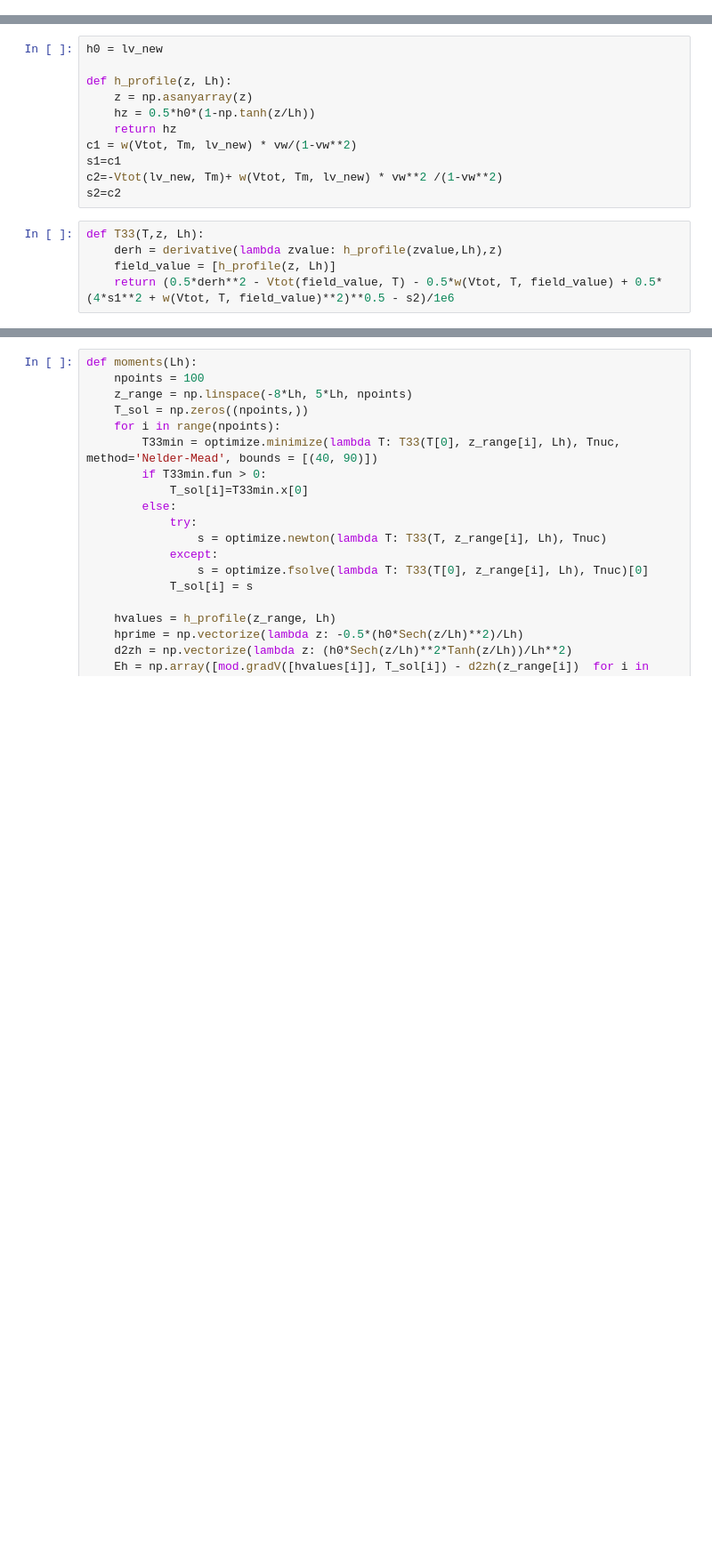
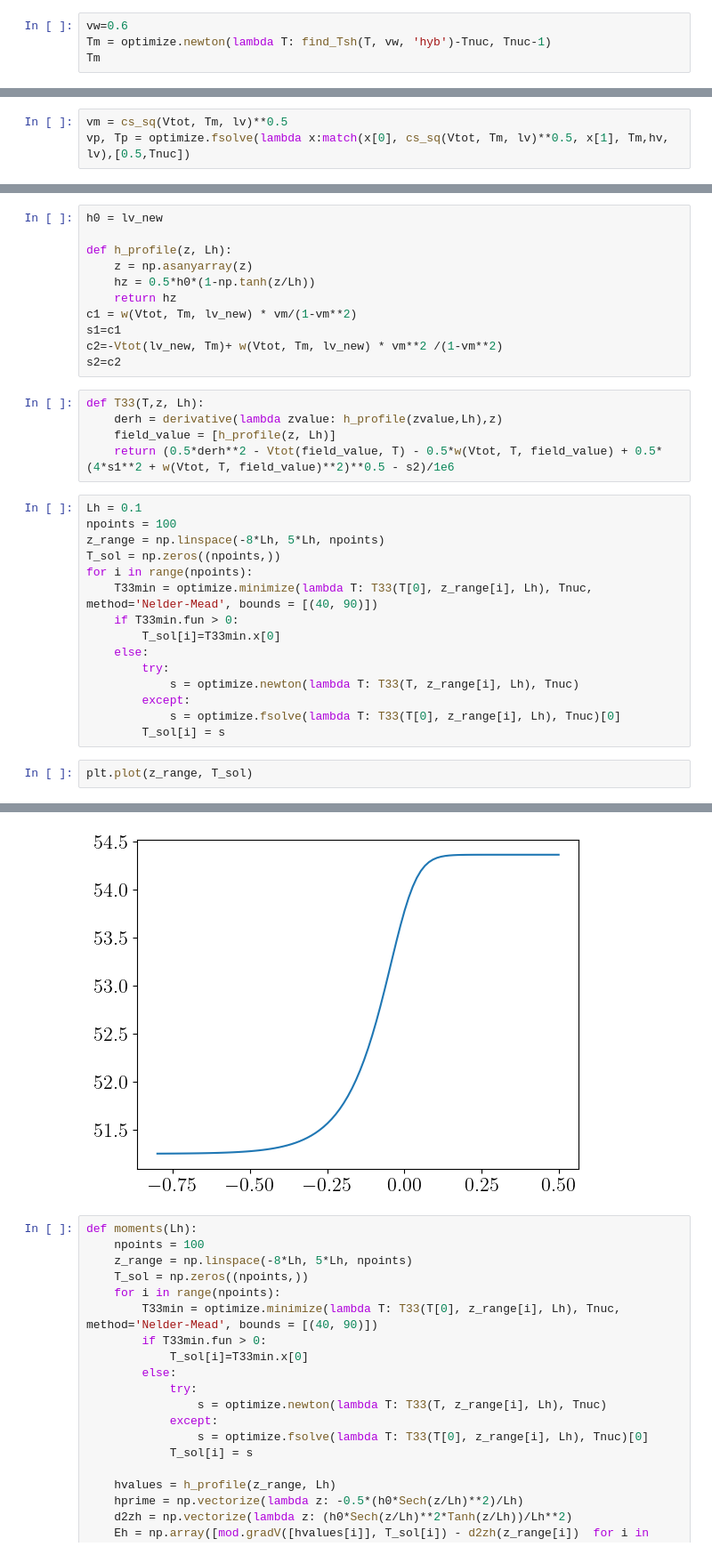
Before and after one commit to quarkquartet/Wall_velocity_LTE, a Jupyter notebook: SM/Main.ipynb, the cells around one changed output, grey strips where cells are left out. Shown at 89% size. Cells and saved outputs as stored; diff of their text form; blank space fills up the shorter version.

Commit message:
hybrid boundary condition

```diff
--- a/SM/Main.ipynb
+++ b/SM/Main.ipynb
@@ -175,0 +223,4 @@ alpha_p(Vtot, Tnuc, Tnuc, hv, lv)
+# %%
+vw=0.6
+Tm = optimize.newton(lambda T: find_Tsh(T, vw, 'hyb')-Tnuc, Tnuc-1)
+Tm
@@ -175,0 +229,3 @@ alpha_p(Vtot, Tnuc, Tnuc, hv, lv)
+# %%
+vm = cs_sq(Vtot, Tm, lv)**0.5
+vp, Tp = optimize.fsolve(lambda x:match(x[0], cs_sq(Vtot, Tm, lv)**0.5, x[1], Tm,hv, lv),[0.5,Tnuc])
@@ -182,12 +269,30 @@ def h_profile(z, Lh):
     z = np.asanyarray(z)
     hz = 0.5*h0*(1-np.tanh(z/Lh))
     return hz
-c1 = w(Vtot, Tm, lv_new) * vw/(1-vw**2)
+c1 = w(Vtot, Tm, lv_new) * vm/(1-vm**2)
 s1=c1
-c2=-Vtot(lv_new, Tm)+ w(Vtot, Tm, lv_new) * vw**2 /(1-vw**2)
+c2=-Vtot(lv_new, Tm)+ w(Vtot, Tm, lv_new) * vm**2 /(1-vm**2)
 s2=c2
 # %%
 def T33(T,z, Lh):
     derh = derivative(lambda zvalue: h_profile(zvalue,Lh),z)
     field_value = [h_profile(z, Lh)]
     return (0.5*derh**2 - Vtot(field_value, T) - 0.5*w(Vtot, T, field_value) + 0.5*(4*s1**2 + w(Vtot, T, field_value)**2)**0.5 - s2)/1e6
+# %%
+Lh = 0.1
+npoints = 100
+z_range = np.linspace(-8*Lh, 5*Lh, npoints)
+T_sol = np.zeros((npoints,))
+for i in range(npoints):
+    T33min = optimize.minimize(lambda T: T33(T[0], z_range[i], Lh), Tnuc, method='Nelder-Mead', bounds = [(40, 90)])
+    if T33min.fun > 0:
+        T_sol[i]=T33min.x[0]
+    else:
+        try:
+            s = optimize.newton(lambda T: T33(T, z_range[i], Lh), Tnuc)
+        except:
+            s = optimize.fsolve(lambda T: T33(T[0], z_range[i], Lh), Tnuc)[0]
+        T_sol[i] = s
+# %%
+plt.plot(z_range, T_sol)
+# %% [output]
@@ -194,3 +300,4 @@ def T33(T,z, Lh):
+[figure, added]
 # %%
 def moments(Lh):
     npoints = 100
```
Also changed, not shown: parts of 51 cells of this notebook, 1 other file.
